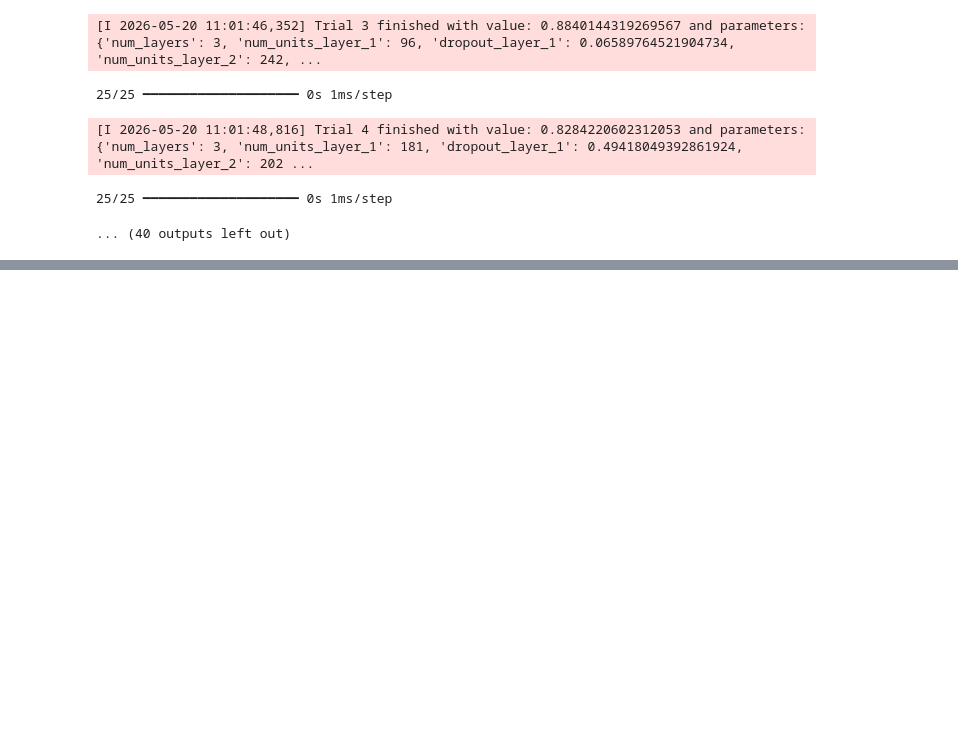
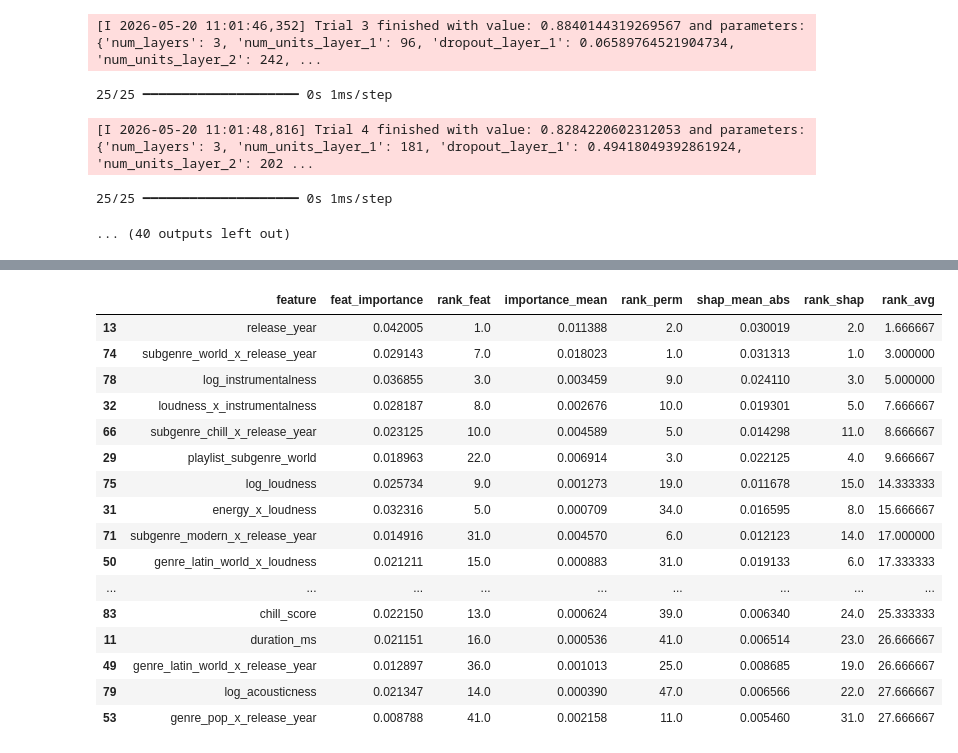
Before and after one commit to donya-beh/GSB-545, a Jupyter notebook: Project Files/Spotify_project_notebook.ipynb, the cells around one changed output, grey strips where cells are left out. Saved outputs shown, nothing was run; the diff lists cells and outputs as text; code cells hidden in the pictures; blank space fills up the shorter version.

```diff
--- a/Project Files/Spotify_project_notebook.ipynb
+++ b/Project Files/Spotify_project_notebook.ipynb
@@ -1043,0 +1200,12 @@ print(classification_report(y_val, y_pred_mlp, zero_division=0))
+# %%
+#evaluate models - Naive Bayes
+cv_scores_nb = cross_val_score(nb_model, X_train, y_train, cv=cv, scoring="roc_auc", n_jobs=-1)
+print(cv_scores_nb)
+print(cv_scores_nb.mean())
+print(cv_scores_nb.std())
+
+nb_model.fit(X_train, y_train)
+
+y_proba = nb_model.predict_proba(X_val)[:,1]
+print("Naive Bayes Baseline ROC AUC (Full engineered feature set):", roc_auc_score(y_val, y_proba))
+print(classification_report(y_val, nb_model.predict(X_val)))
@@ -1043,0 +1406,50 @@ print(classification_report(y_val, y_pred_mlp, zero_division=0))
+# %%
+# Average rankings of feature importance, permutation importance, and SHAP values for Random Forest model
+rf_feat_df = pd.DataFrame({
+    "feature": X_train.columns.tolist(),
+    "feat_importance": rf_model.feature_importances_
+})
+
+# rank feature importance and permutation importance results
+rf_feat_df["rank_feat"] = rf_feat_df["feat_importance"].rank(ascending=False)
+rf_perm_df["rank_perm"] = rf_perm_df["importance_mean"].rank(ascending=False)
+
+# rank SHAP importance
+rf_shap_importance["rank_shap"] = rf_shap_importance["shap_mean_abs"].rank(ascending=False)
+
+# merge all three
+rf_combined = (
+    rf_feat_df
+    .merge(rf_perm_df[["feature", "importance_mean", "rank_perm"]], on="feature")
+    .merge(rf_shap_importance[["feature", "shap_mean_abs", "rank_shap"]], on="feature")
+)
+
+# average ranks across all three methods
+rf_combined["rank_avg"] = (
+    rf_combined["rank_feat"] +
+    rf_combined["rank_perm"] +
+    rf_combined["rank_shap"]
+) / 3
+
+# sort and display top 20 features
+rf_combined = rf_combined.sort_values("rank_avg")
+rf_top_features = rf_combined.head(20)
+rf_top_features
+# %% [output]
+|  | feature | feat_importance | rank_feat | importance_mean | rank_perm | shap_mean_abs | rank_shap | rank_avg |
+| 13 | release_year | 0.042005 | 1.0 | 0.011388 | 2.0 | 0.030019 | 2.0 | 1.666667 |
+| 74 | subgenre_world_x_release_year | 0.029143 | 7.0 | 0.018023 | 1.0 | 0.031313 | 1.0 | 3.000000 |
+| 78 | log_instrumentalness | 0.036855 | 3.0 | 0.003459 | 9.0 | 0.024110 | 3.0 | 5.000000 |
+| 32 | loudness_x_instrumentalness | 0.028187 | 8.0 | 0.002676 | 10.0 | 0.019301 | 5.0 | 7.666667 |
+| 66 | subgenre_chill_x_release_year | 0.023125 | 10.0 | 0.004589 | 5.0 | 0.014298 | 11.0 | 8.666667 |
+| 29 | playlist_subgenre_world | 0.018963 | 22.0 | 0.006914 | 3.0 | 0.022125 | 4.0 | 9.666667 |
+| 75 | log_loudness | 0.025734 | 9.0 | 0.001273 | 19.0 | 0.011678 | 15.0 | 14.333333 |
+| 31 | energy_x_loudness | 0.032316 | 5.0 | 0.000709 | 34.0 | 0.016595 | 8.0 | 15.666667 |
+| 71 | subgenre_modern_x_release_year | 0.014916 | 31.0 | 0.004570 | 6.0 | 0.012123 | 14.0 | 17.000000 |
+| 50 | genre_latin_world_x_loudness | 0.021211 | 15.0 | 0.000883 | 31.0 | 0.019133 | 6.0 | 17.333333 |
+| ... | ... | ... | ... | ... | ... | ... | ... | ... |
+| 83 | chill_score | 0.022150 | 13.0 | 0.000624 | 39.0 | 0.006340 | 24.0 | 25.333333 |
+| 11 | duration_ms | 0.021151 | 16.0 | 0.000536 | 41.0 | 0.006514 | 23.0 | 26.666667 |
+| 49 | genre_latin_world_x_release_year | 0.012897 | 36.0 | 0.001013 | 25.0 | 0.008685 | 19.0 | 26.666667 |
+| 79 | log_acousticness | 0.021347 | 14.0 | 0.000390 | 47.0 | 0.006566 | 22.0 | 27.666667 |
+| 53 | genre_pop_x_release_year | 0.008788 | 41.0 | 0.002158 | 11.0 | 0.005460 | 31.0 | 27.666667 |
```
Also changed, not shown: parts of 28 cells of this notebook, 3 other files.
